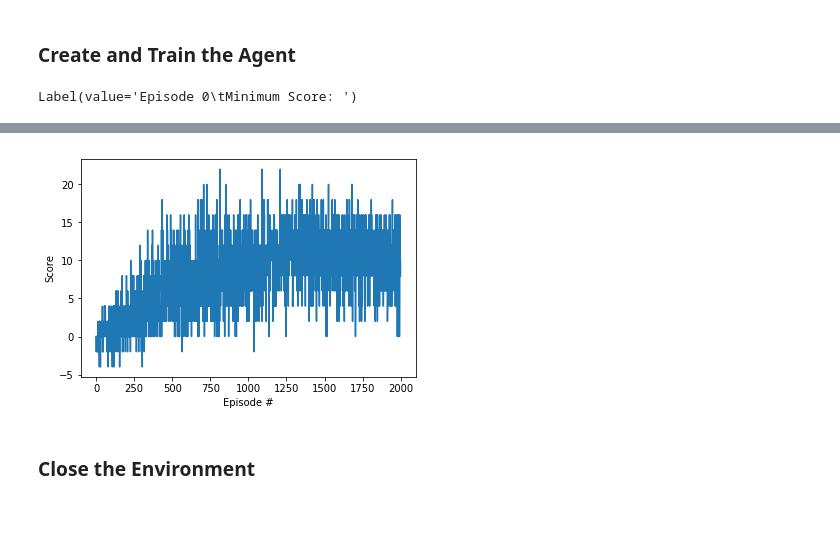
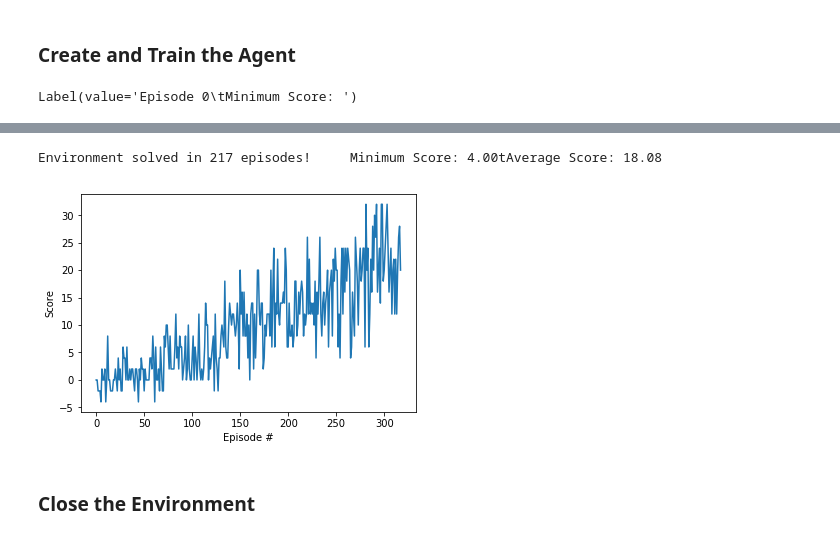
Before and after one commit to yosoufe/DRLND_Navigation_P1, a Jupyter notebook: Train the Agent.ipynb, the cells around one changed output, grey strips where cells are left out. Drawn from its saved outputs; the diff is of its cells as text; code cells hidden in the pictures.

```diff
--- a/Train the Agent.ipynb
+++ b/Train the Agent.ipynb
@@ -124,7 +124,7 @@ from tqdm import tqdm_notebook as tqdm
 %matplotlib inline
 from dqn_agent import Agent
 # %%
-def dqn(agent, n_episodes=2000, max_t=100, eps_start=1.0, eps_end=0.001, eps_decay=0.995):
+def dqn(agent, n_episodes=2000, max_t=300, eps_start=1.0, eps_end=0.001, eps_decay=0.995):
     """Deep Q-Learning.
 
     Params
@@ -161,36 +161,37 @@ def dqn(agent, n_episodes=2000, max_t=100, eps_start=1.0, eps_end=0.001, eps_dec
             score += reward
             if done:
                 break
         scores_window.append(score)       # save most recent score
         scores.append(score)              # save most recent score
         eps = max(eps_end, eps_decay*eps) # decrease epsilon
         desc.value = 'Episode {},'.format(i_episode)+ \
                      '\tMinimum Score: {:.2f},'.format(np.min(scores_window))+ \
                      '\tAverage Score: {:.2f},'.format(np.mean(scores_window))
-        if np.min(scores_window)>13:
+        if np.mean(scores_window)>18:
             print('\nEnvironment solved in {:d} episodes!'.format(i_episode-100) +
                   '\tMinimum Score: {:.2f}'.format(np.min(scores_window)) +
                   'tAverage Score: {:.2f}'.format(np.mean(scores_window)))
             torch.save(agent.qnetwork_local.state_dict(), 'checkpoint.pth')
             break
-    torch.save(agent.qnetwork_local.state_dict(), 'new_checkpoint.pth')
+    torch.save(agent.qnetwork_local.state_dict(), 'checkpoint.pth')
     return scores
 
 agent = Agent(state_size=37, action_size=4, seed=0)
 
 scores = dqn(agent)
 
 # plot the scores
 fig = plt.figure()
 ax = fig.add_subplot(111)
 plt.plot(np.arange(len(scores)), scores)
 plt.ylabel('Score')
 plt.xlabel('Episode #')
 plt.show()
 # %% [output]
 Label(value='Episode 0\tMinimum Score: ')
 [interactive output not drawn]
+Environment solved in 217 episodes!     Minimum Score: 4.00tAverage Score: 18.08
-[figure, old version]
+[figure, new version]
 # %% [markdown]
 ### Close the Environment
 # %%
```
Also changed, not shown: 5 other files.
